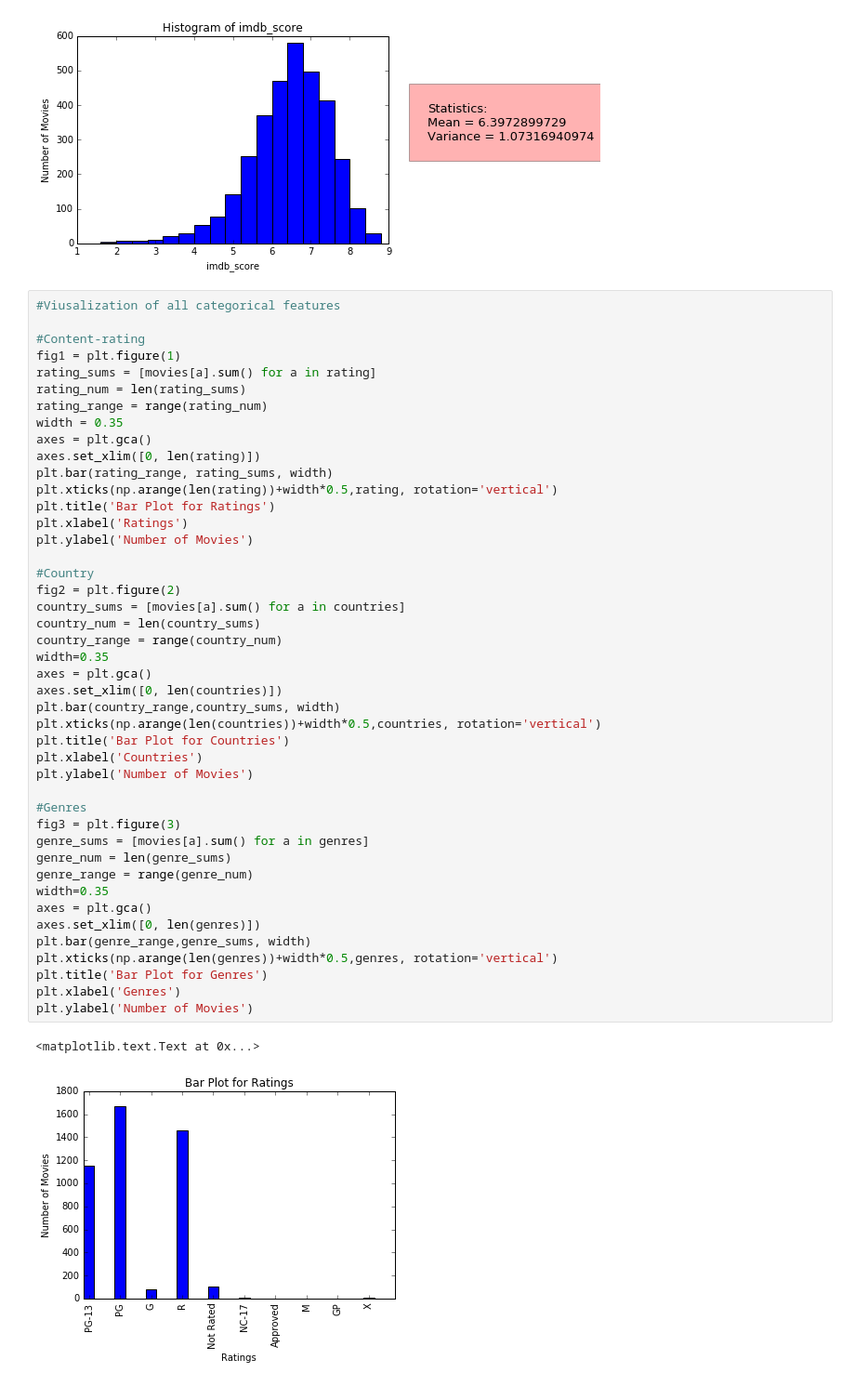
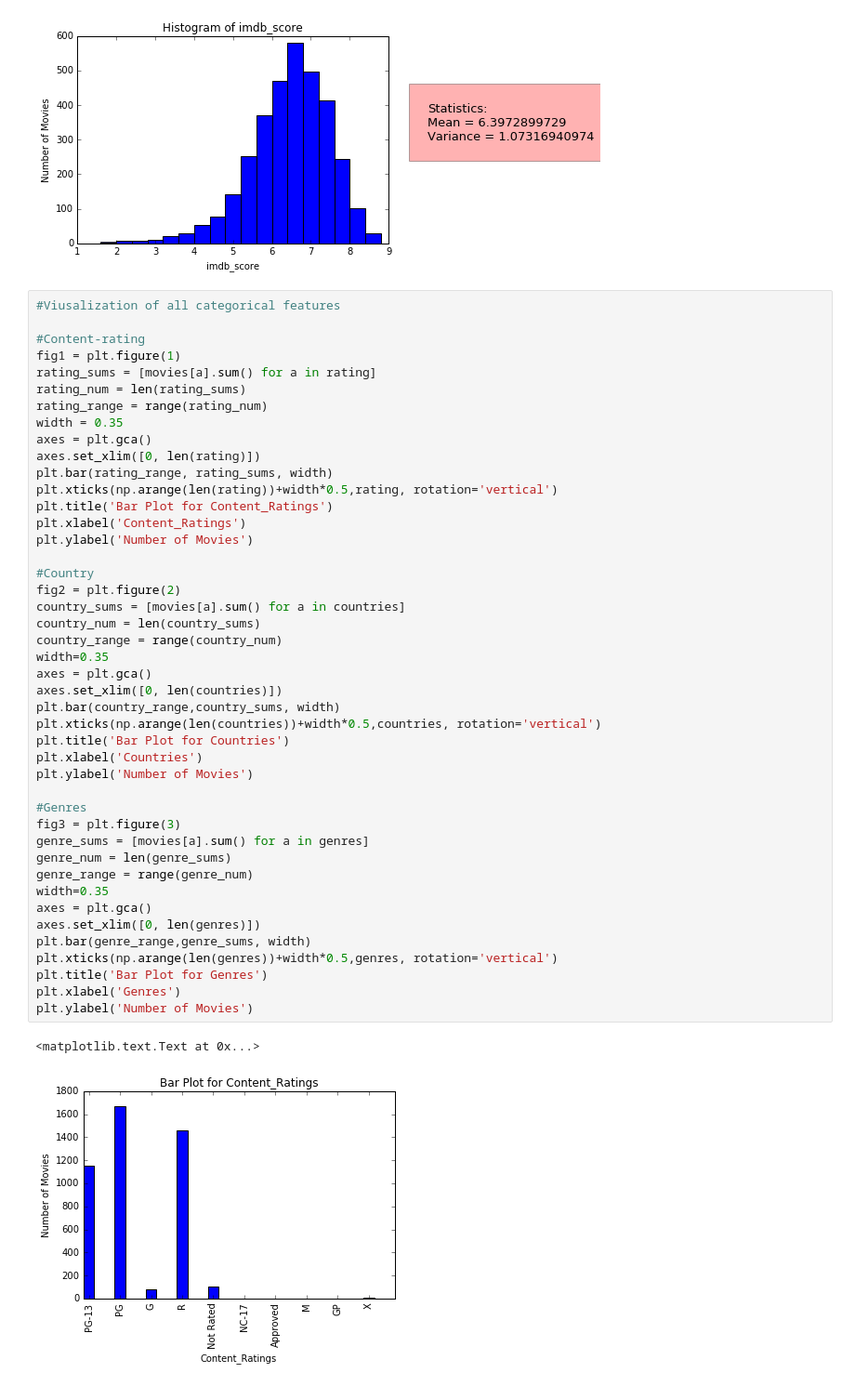
Before and after one commit to Yingjuan/ML-Project, a Jupyter notebook: Ying_Wu.ipynb, the cells around one changed output. Shown at 93% size. Drawn from its saved outputs; the diff is of its cells as text.

```diff
--- a/Ying_Wu.ipynb
+++ b/Ying_Wu.ipynb
@@ -299,39 +301,39 @@ axes = plt.gca()
 axes.set_xlim([0, len(rating)])
 plt.bar(rating_range, rating_sums, width)
 plt.xticks(np.arange(len(rating))+width*0.5,rating, rotation='vertical')
-plt.title('Bar Plot for Ratings')
-plt.xlabel('Ratings')
+plt.title('Bar Plot for Content_Ratings')
+plt.xlabel('Content_Ratings')
 plt.ylabel('Number of Movies')
 
 #Country
 fig2 = plt.figure(2)
 country_sums = [movies[a].sum() for a in countries]
 country_num = len(country_sums)
 country_range = range(country_num)
 width=0.35
 axes = plt.gca()
 axes.set_xlim([0, len(countries)])
 plt.bar(country_range,country_sums, width)
 plt.xticks(np.arange(len(countries))+width*0.5,countries, rotation='vertical')
 plt.title('Bar Plot for Countries')
 plt.xlabel('Countries')
 plt.ylabel('Number of Movies')
 
 #Genres
 fig3 = plt.figure(3)
 genre_sums = [movies[a].sum() for a in genres]
 genre_num = len(genre_sums)
 genre_range = range(genre_num)
 width=0.35
 axes = plt.gca()
 axes.set_xlim([0, len(genres)])
 plt.bar(genre_range,genre_sums, width)
 plt.xticks(np.arange(len(genres))+width*0.5,genres, rotation='vertical')
 plt.title('Bar Plot for Genres')
 plt.xlabel('Genres')
 plt.ylabel('Number of Movies')
 # %% [output]
 <matplotlib.text.Text at 0x...>
-[figure, old version]
+[figure, new version]
 [figure]
 [figure]
```
Also changed, not shown: parts of 2 cells of this notebook.
